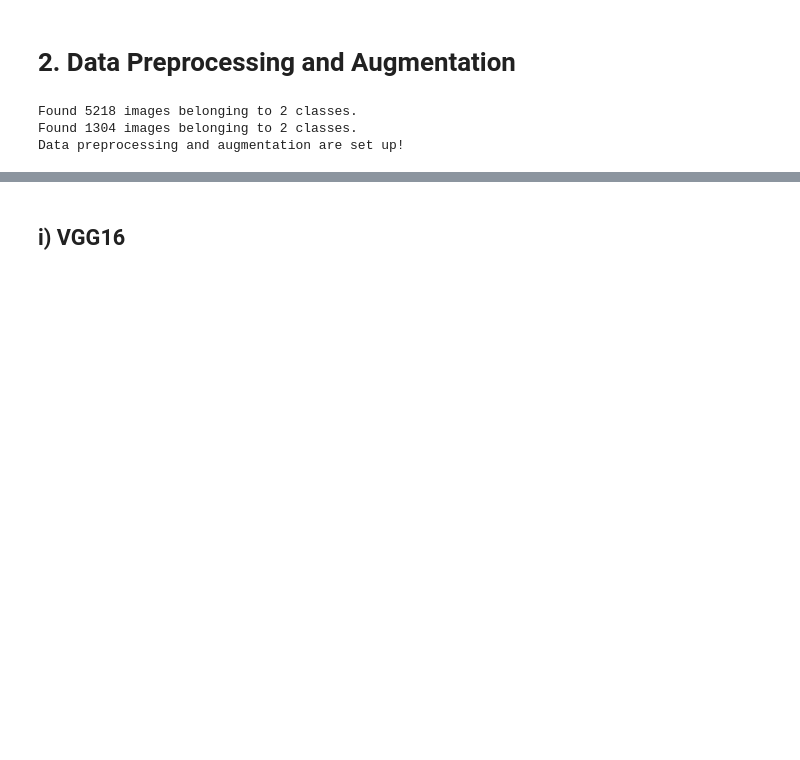
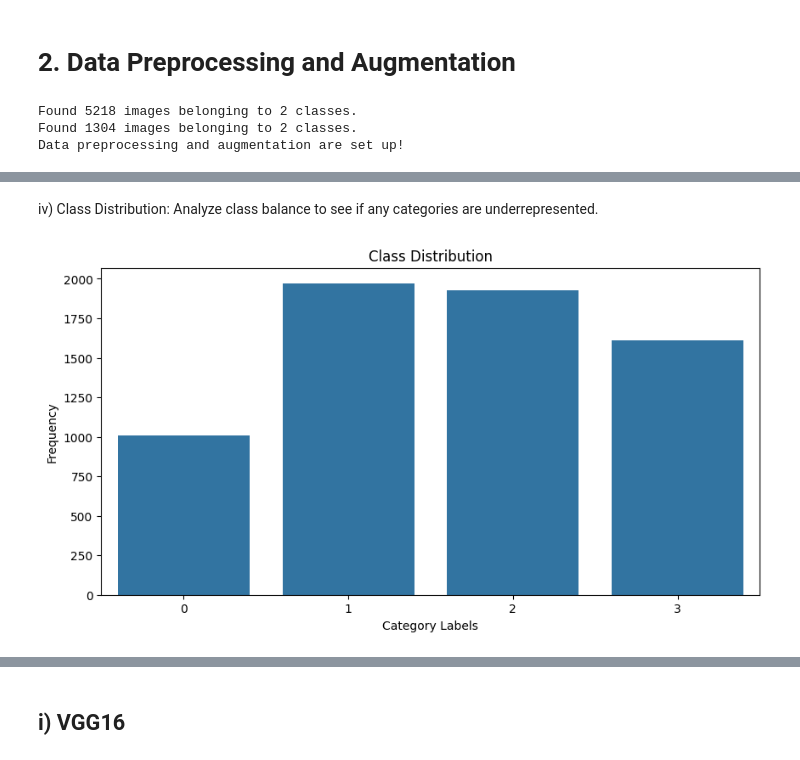
Before and after one commit to KaurSukhvinder/Leukemia-Detection-using-DL-, a Jupyter notebook: Leukemia(BloodCancer)_Detection.ipynb, the cells around one changed output, grey strips where cells are left out. Saved outputs shown, nothing was run; the diff lists cells and outputs as text; code cells hidden in the pictures; blank space fills up the shorter version.

```diff
--- a/Leukemia(BloodCancer)_Detection.ipynb
+++ b/Leukemia(BloodCancer)_Detection.ipynb
@@ -167,0 +218,12 @@ Data preprocessing and augmentation are set up!
+# %% [markdown]
+iv) Class Distribution: Analyze class balance to see if any categories are underrepresented.
+# %%
+# Calculate and plot class distribution
+plt.figure(figsize=(10, 5))
+sns.countplot(x=labels)
+plt.xlabel("Category Labels")
+plt.ylabel("Frequency")
+plt.title("Class Distribution")
+plt.show()
+# %% [output]
+[figure, added]
```
Also changed, not shown: parts of 30 cells of this notebook.
